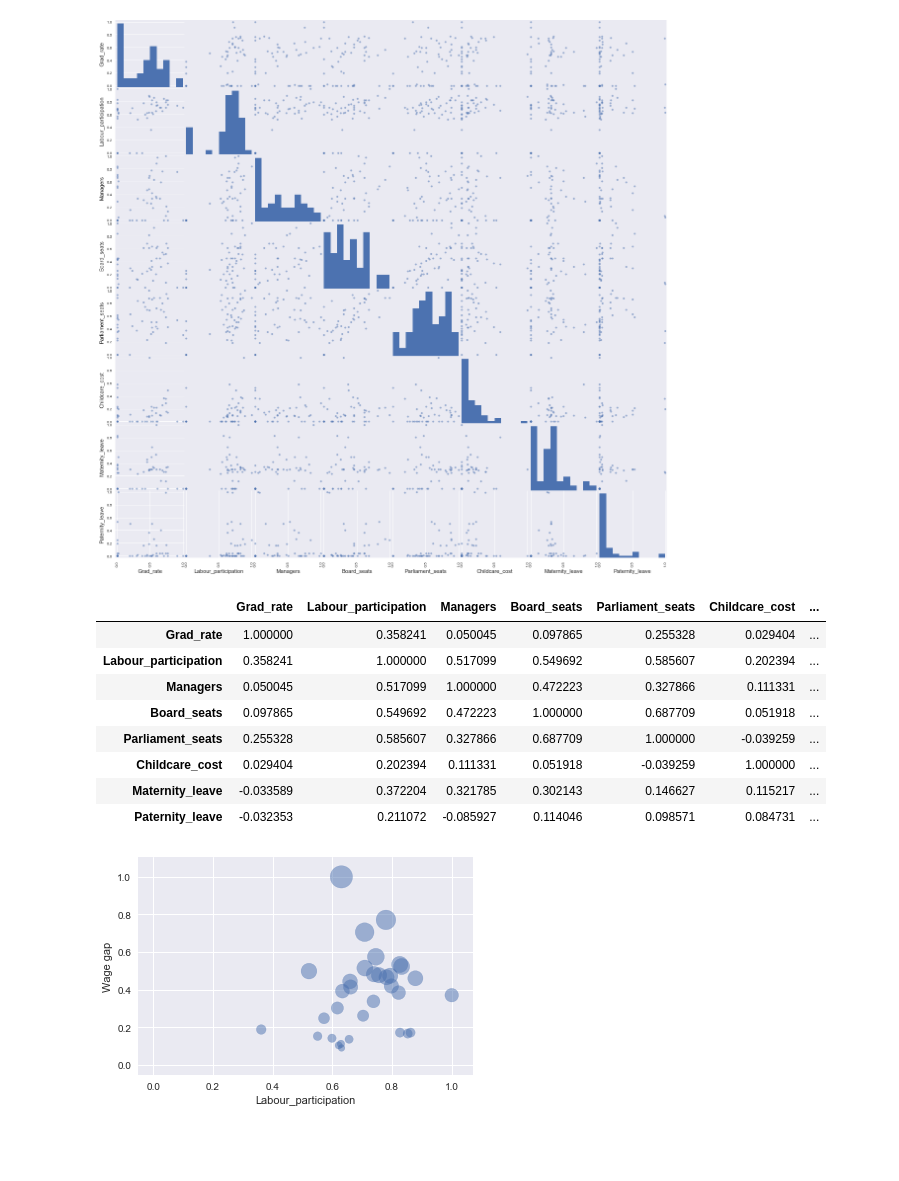
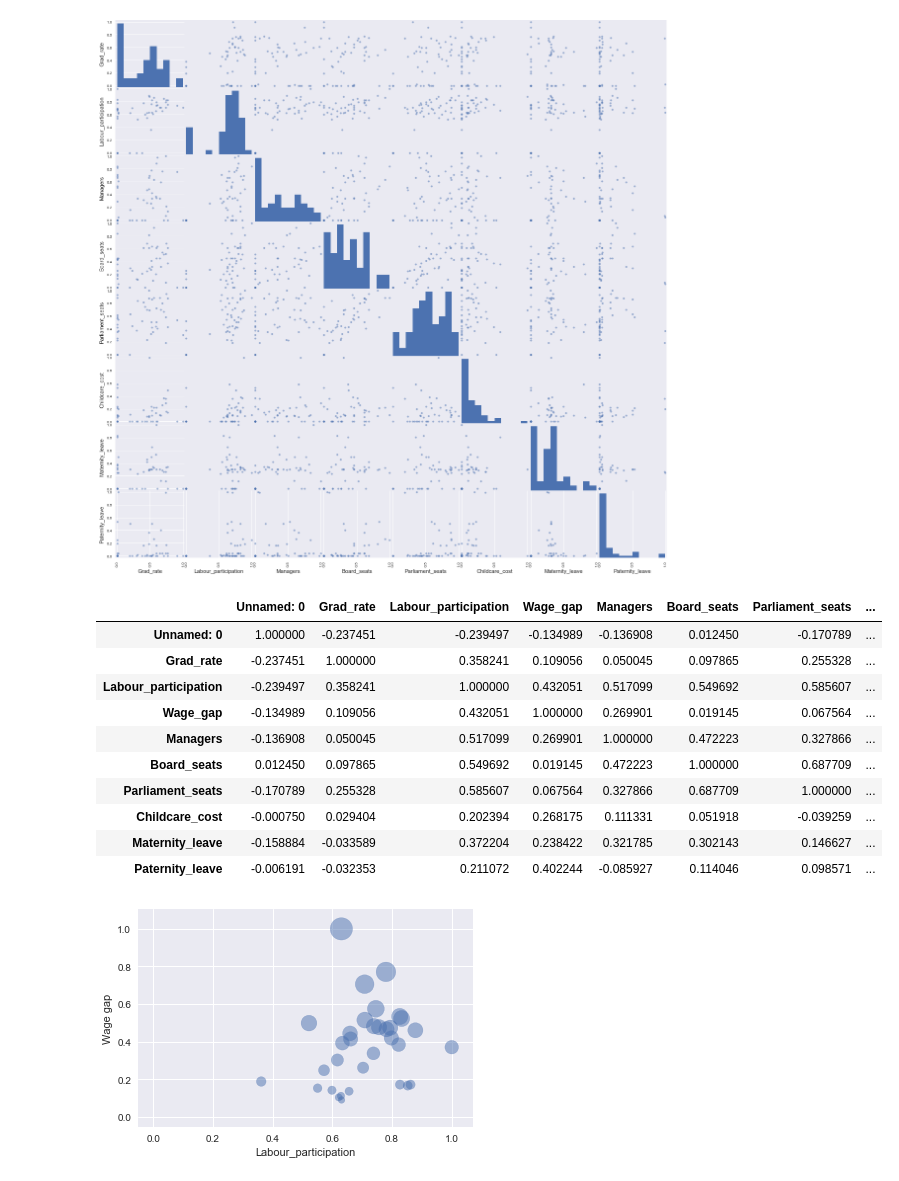
Before and after one commit to amandalouparker/glass-ceiling-index, a Jupyter notebook: OECD_indicator_plots.ipynb, the cells around one changed output. Drawn from its saved outputs; the diff is of its cells as text; code cells hidden in the pictures; blank space fills up the shorter version.

```diff
--- a/OECD_indicator_plots.ipynb
+++ b/OECD_indicator_plots.ipynb
@@ -43,17 +43,19 @@ fig = pd.scatter_matrix(X, figsize=(20,20))
 # %% [output]
 [figure]
 # %%
-X.corr()
+new_df.corr()
 # %% [output]
-|  | Grad_rate | Labour_participation | Managers | Board_seats | Parliament_seats | Childcare_cost | ... |
-| Grad_rate | 1.000000 | 0.358241 | 0.050045 | 0.097865 | 0.255328 | 0.029404 | ... |
-| Labour_participation | 0.358241 | 1.000000 | 0.517099 | 0.549692 | 0.585607 | 0.202394 | ... |
-| Managers | 0.050045 | 0.517099 | 1.000000 | 0.472223 | 0.327866 | 0.111331 | ... |
-| Board_seats | 0.097865 | 0.549692 | 0.472223 | 1.000000 | 0.687709 | 0.051918 | ... |
-| Parliament_seats | 0.255328 | 0.585607 | 0.327866 | 0.687709 | 1.000000 | -0.039259 | ... |
-| Childcare_cost | 0.029404 | 0.202394 | 0.111331 | 0.051918 | -0.039259 | 1.000000 | ... |
-| Maternity_leave | -0.033589 | 0.372204 | 0.321785 | 0.302143 | 0.146627 | 0.115217 | ... |
-| Paternity_leave | -0.032353 | 0.211072 | -0.085927 | 0.114046 | 0.098571 | 0.084731 | ... |
+|  | Unnamed: 0 | Grad_rate | Labour_participation | Wage_gap | Managers | Board_seats | Parliament_seats | ... |
+| Unnamed: 0 | 1.000000 | -0.237451 | -0.239497 | -0.134989 | -0.136908 | 0.012450 | -0.170789 | ... |
+| Grad_rate | -0.237451 | 1.000000 | 0.358241 | 0.109056 | 0.050045 | 0.097865 | 0.255328 | ... |
+| Labour_participation | -0.239497 | 0.358241 | 1.000000 | 0.432051 | 0.517099 | 0.549692 | 0.585607 | ... |
+| Wage_gap | -0.134989 | 0.109056 | 0.432051 | 1.000000 | 0.269901 | 0.019145 | 0.067564 | ... |
+| Managers | -0.136908 | 0.050045 | 0.517099 | 0.269901 | 1.000000 | 0.472223 | 0.327866 | ... |
+| Board_seats | 0.012450 | 0.097865 | 0.549692 | 0.019145 | 0.472223 | 1.000000 | 0.687709 | ... |
+| Parliament_seats | -0.170789 | 0.255328 | 0.585607 | 0.067564 | 0.327866 | 0.687709 | 1.000000 | ... |
+| Childcare_cost | -0.000750 | 0.029404 | 0.202394 | 0.268175 | 0.111331 | 0.051918 | -0.039259 | ... |
+| Maternity_leave | -0.158884 | -0.033589 | 0.372204 | 0.238422 | 0.321785 | 0.302143 | 0.146627 | ... |
+| Paternity_leave | -0.006191 | -0.032353 | 0.211072 | 0.402244 | -0.085927 | 0.114046 | 0.098571 | ... |
 # %%
 x = dfs.Labour_participation
 y = dfs.Wage_gap
```
Also changed, not shown: parts of 1 cell of this notebook.
